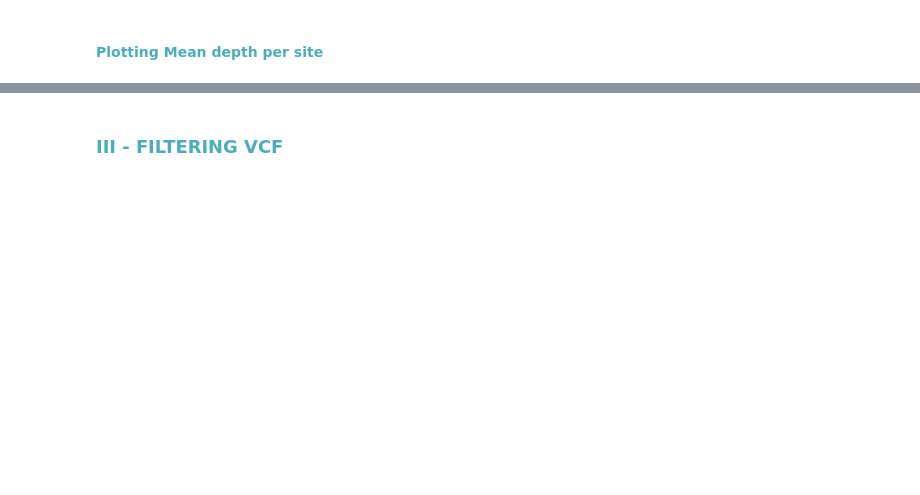
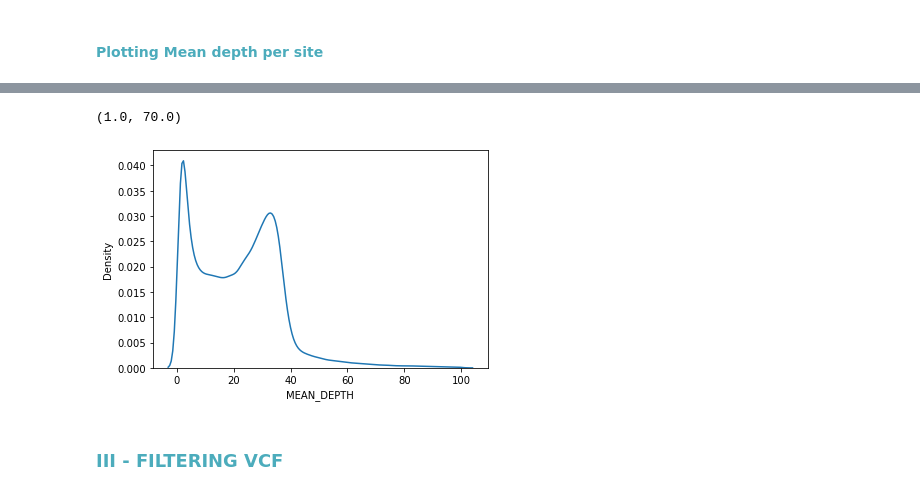
Before and after one commit to SouthGreenPlatform/-training_SV_teaching, a Jupyter notebook: Day2_Mapping_analysis.ipynb, the cells around one changed output, grey strips where cells are left out. Drawn from its saved outputs; the diff is of its cells as text; code cells hidden in the pictures; blank space fills up the shorter version.

```diff
--- a/Day2_Mapping_analysis.ipynb
+++ b/Day2_Mapping_analysis.ipynb
@@ -235,3 +505,13 @@ sns.kdeplot(x="MEAN_DEPTH", data=df_depth)
+# %%
+# Plot with seaborn
+import matplotlib.pyplot as plt
+import seaborn as sns
+
+sns.kdeplot(x="MEAN_DEPTH", data=df_depth[df_depth.MEAN_DEPTH<100])
+ax.set_xlim(1, 70)
+# %% [output]
+(1.0, 70.0)
+[figure, added]
 # %% [markdown]
 ### <span style="color: #4CACBC;">III - FILTERING VCF <a class="anchor" id="vcffiltering"></a></span>
 # %%
```
Also changed, not shown: parts of 42 cells of this notebook.
